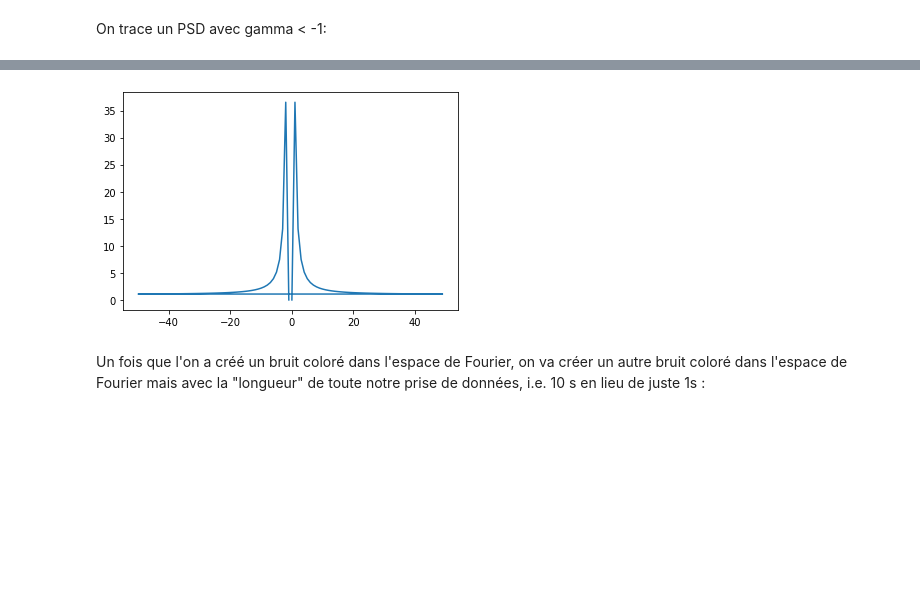
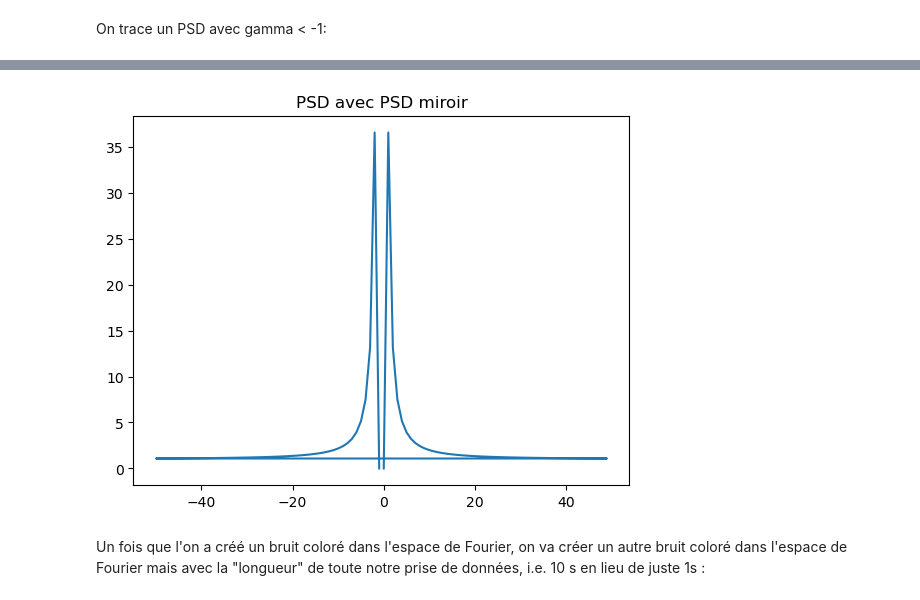
Before and after one commit to Ovive57/M2_filtrage, a Jupyter notebook: Signal_complexe.ipynb, the cells around one changed output, grey strips where cells are left out. Cells and saved outputs as stored; diff of their text form; code cells hidden in the pictures; blank space fills up the shorter version.

```diff
--- a/Signal_complexe.ipynb
+++ b/Signal_complexe.ipynb
@@ -92,0 +95,5 @@ C'est la forme attendue d'un bruit coloré dans l'espace de Fourier, i.e, la den
+# %%
+def miroir(densite):
+    densite = np.insert(densite, 0,  0)
+    densite = np.concatenate((densite, np.flip(densite)))
+    return densite
@@ -93,11 +102,11 @@ C'est la forme attendue d'un bruit coloré dans l'espace de Fourier, i.e, la den
 # %%
-dens1 = np.insert(dens1, 0,  0)
-dens1 = np.concatenate((dens1, np.flip(dens1)))
-
+dens1 = psd(frequence1, gamma)
+dens1 = miroir(dens1)
 plt.plot(frequence1, dens1)
+plt.title("PSD avec PSD miroir")
 plt.show()
 # %% [output]
-[figure, old version]
+[figure, new version]
 # %% [markdown]
 Un fois que l'on a créé un bruit coloré dans l'espace de Fourier, on va créer un autre bruit coloré dans l'espace de Fourier mais avec la "longueur" de toute notre prise de données, i.e. 10 s en lieu de juste 1s :
 # %%
```
Also changed, not shown: parts of 44 cells of this notebook.
